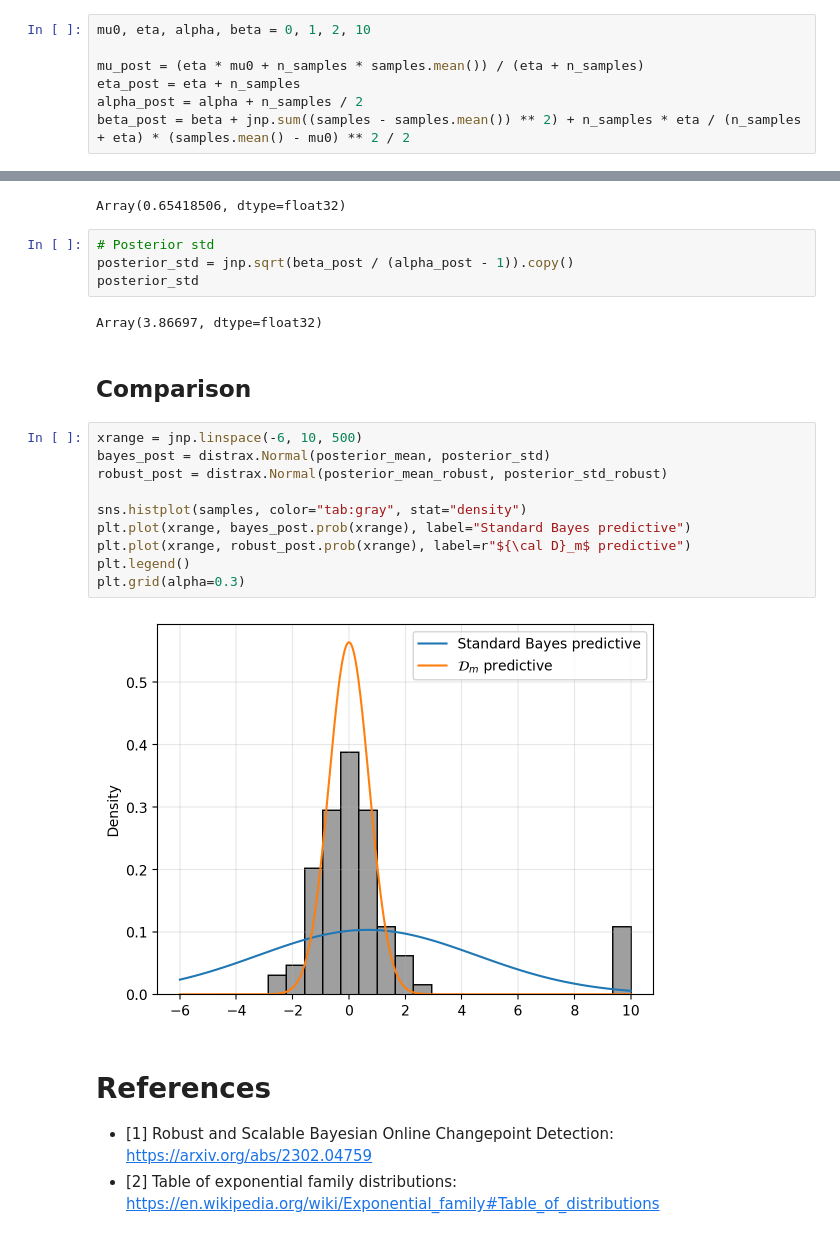
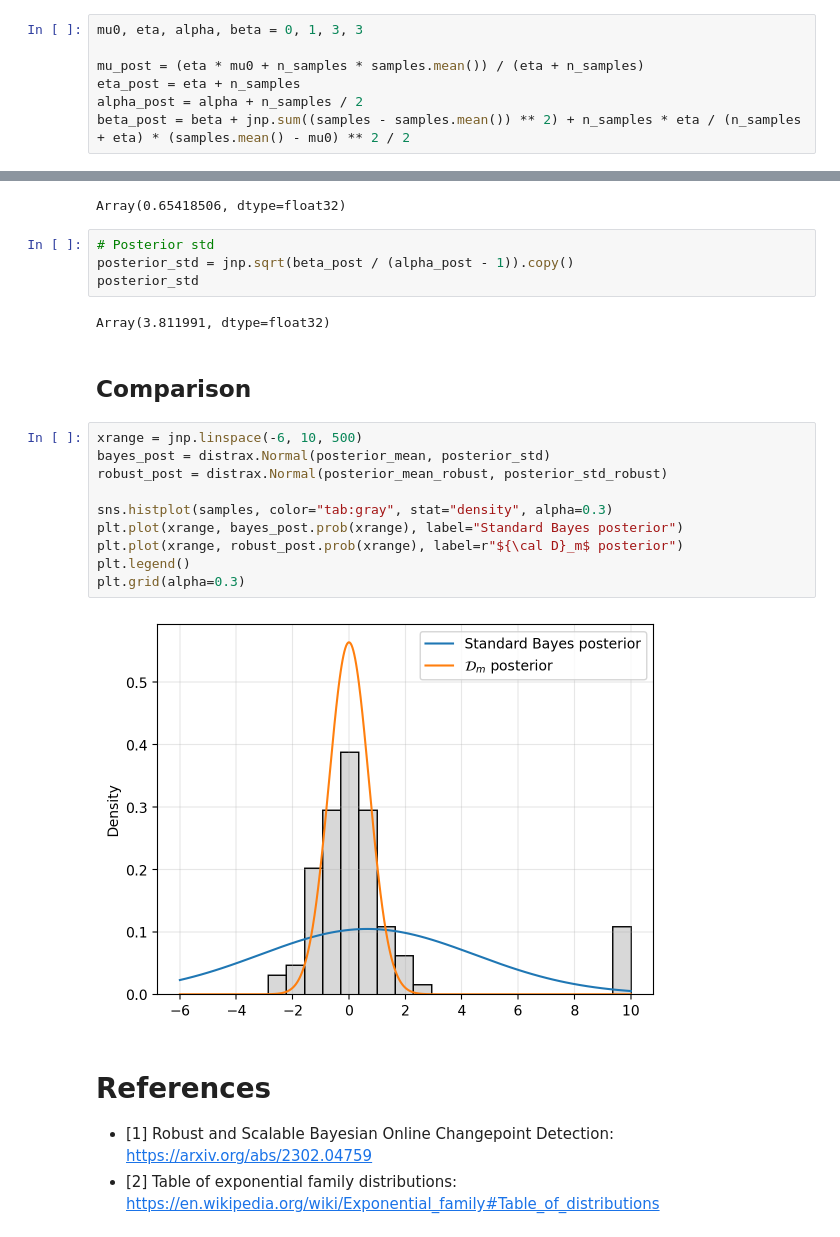
Before and after one commit to gerdm/bayes, a Jupyter notebook: difussion-score-matching.ipynb, the cells around one changed output, grey strips where cells are left out. Cells and saved outputs as stored; diff of their text form.

```diff
--- a/difussion-score-matching.ipynb
+++ b/difussion-score-matching.ipynb
@@ -126,7 +128,7 @@ Array([0.70731777], dtype=float32)
 # %% [markdown]
 ## *Classical* posterior
 # %%
-mu0, eta, alpha, beta = 0, 1, 2, 10
+mu0, eta, alpha, beta = 0, 1, 3, 3
 
 mu_post = (eta * mu0 + n_samples * samples.mean()) / (eta + n_samples)
 eta_post = eta + n_samples
@@ -143,21 +145,21 @@ Array(0.65418506, dtype=float32)
 posterior_std = jnp.sqrt(beta_post / (alpha_post - 1)).copy()
 posterior_std
 # %% [output]
-Array(3.86697, dtype=float32)
+Array(3.811991, dtype=float32)
 # %% [markdown]
 ## Comparison
 # %%
 xrange = jnp.linspace(-6, 10, 500)
 bayes_post = distrax.Normal(posterior_mean, posterior_std)
 robust_post = distrax.Normal(posterior_mean_robust, posterior_std_robust)
 
-sns.histplot(samples, color="tab:gray", stat="density")
-plt.plot(xrange, bayes_post.prob(xrange), label="Standard Bayes predictive")
-plt.plot(xrange, robust_post.prob(xrange), label=r"${\cal D}_m$ predictive")
+sns.histplot(samples, color="tab:gray", stat="density", alpha=0.3)
+plt.plot(xrange, bayes_post.prob(xrange), label="Standard Bayes posterior")
+plt.plot(xrange, robust_post.prob(xrange), label=r"${\cal D}_m$ posterior")
 plt.legend()
 plt.grid(alpha=0.3)
 # %% [output]
-[figure, old version]
+[figure, new version]
 # %% [markdown]
 # References
 * [1] Robust and Scalable Bayesian Online Changepoint Detection: https://arxiv.org/abs/2302.04759
```
Also changed, not shown: parts of 4 cells of this notebook.
